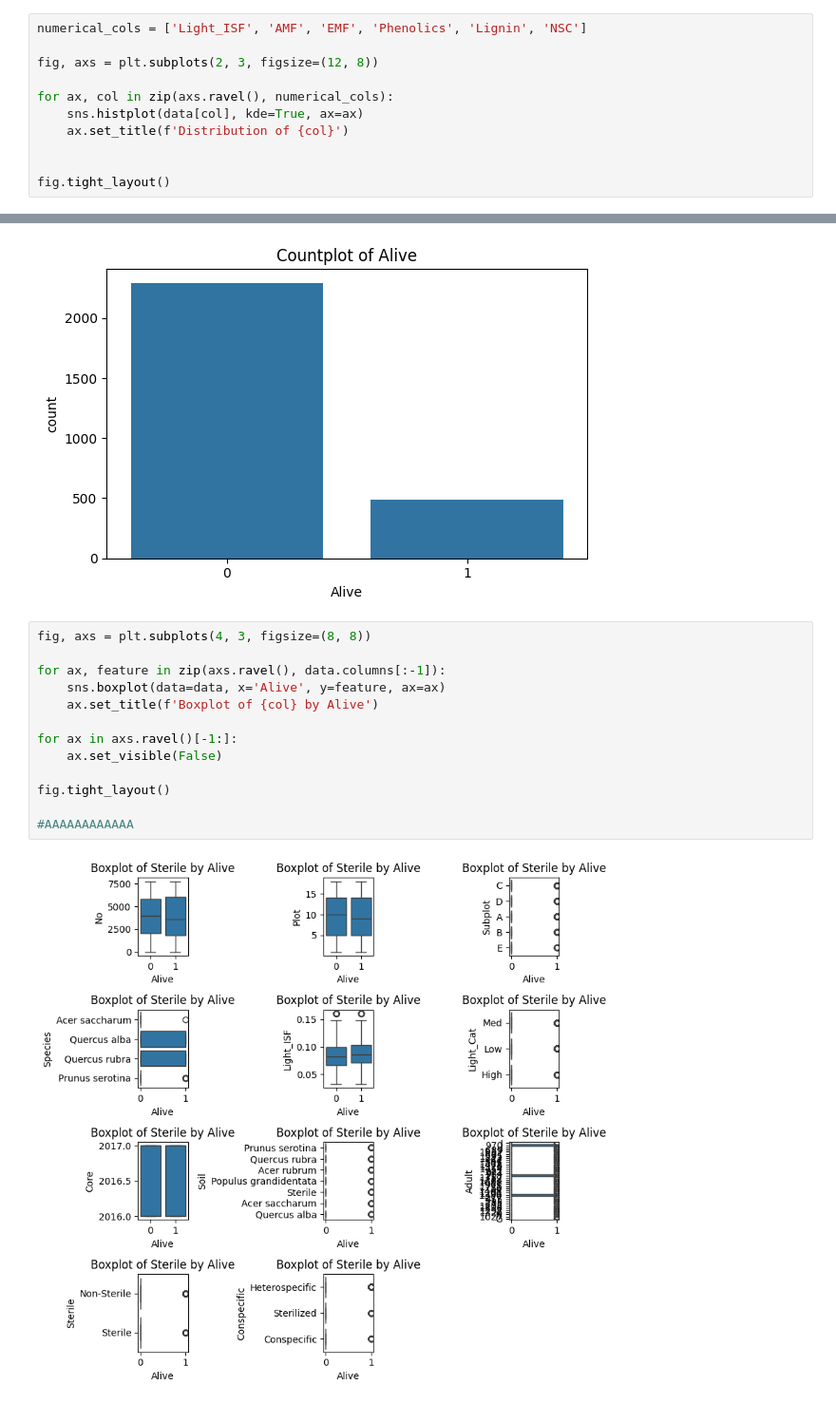
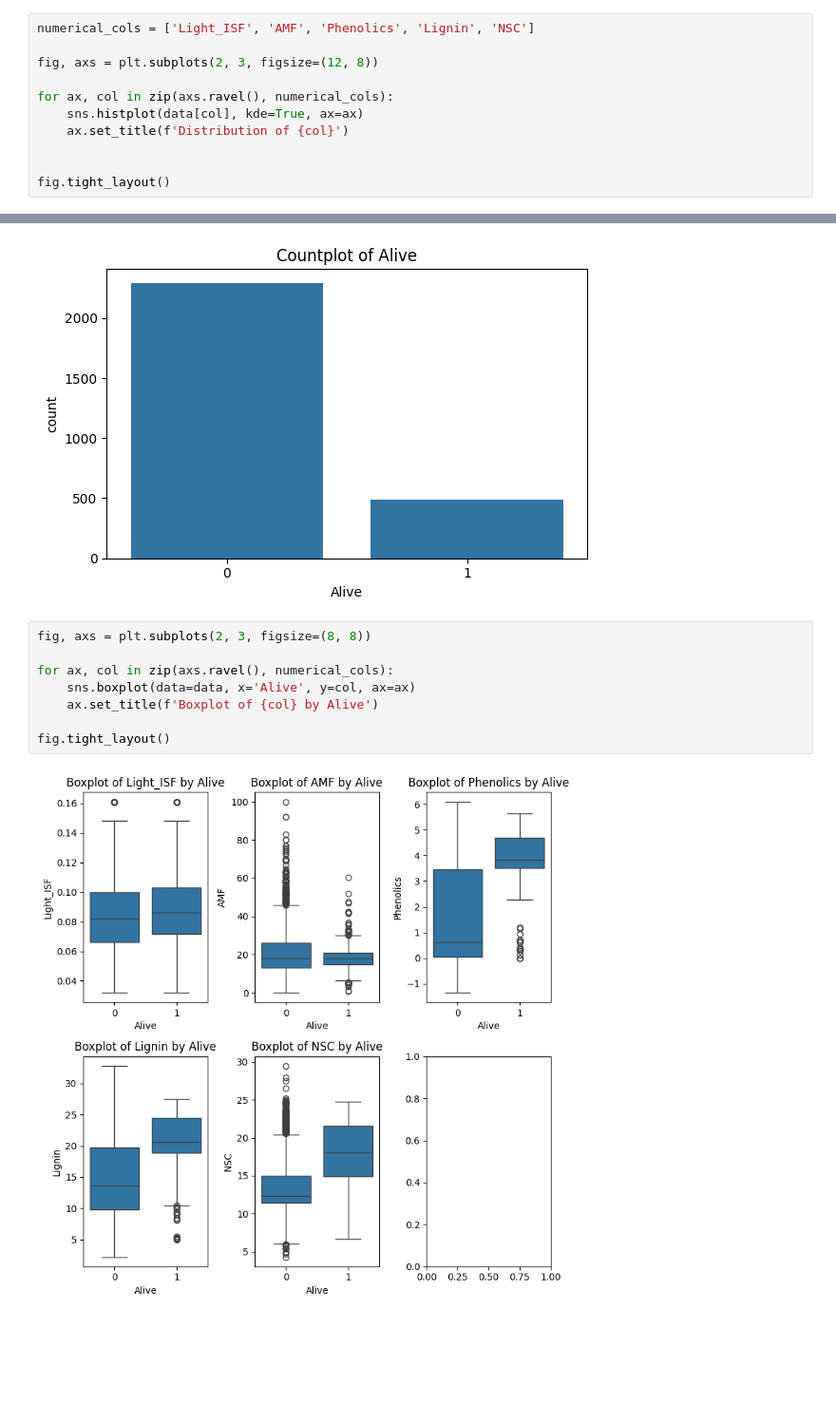
Before and after one commit to andres-go/computer-inteligence, a Jupyter notebook: notebooks/1.pipelines.ipynb, the cells around one changed output, grey strips where cells are left out. Shown at 95% size. Cells and saved outputs as stored; diff of their text form; blank space fills up the shorter version.

```diff
--- a/notebooks/1.pipelines.ipynb
+++ b/notebooks/1.pipelines.ipynb
@@ -112,7 +113,7 @@ This leaves us with the following features:
 
 As for the target we picked 'Alive' instead of 'Event' since in this analysis we only care about wether the tree survived or not, we're not analysing the time component.
 # %%
-numerical_cols = ['Light_ISF', 'AMF', 'EMF', 'Phenolics', 'Lignin', 'NSC']
+numerical_cols = ['Light_ISF', 'AMF', 'Phenolics', 'Lignin', 'NSC']
 
 fig, axs = plt.subplots(2, 3, figsize=(12, 8))
 
@@ -149,17 +154,12 @@ plt.tight_layout()
 # %% [output]
 [figure]
 # %%
-fig, axs = plt.subplots(4, 3, figsize=(8, 8))
+fig, axs = plt.subplots(2, 3, figsize=(8, 8))
 
-for ax, feature in zip(axs.ravel(), data.columns[:-1]):
-    sns.boxplot(data=data, x='Alive', y=feature, ax=ax)
+for ax, col in zip(axs.ravel(), numerical_cols):
+    sns.boxplot(data=data, x='Alive', y=col, ax=ax)
     ax.set_title(f'Boxplot of {col} by Alive')
 
-for ax in axs.ravel()[-1:]:
-    ax.set_visible(False)
-
 fig.tight_layout()
-
-#AAAAAAAAAAAA
 # %% [output]
-[figure, old version]
+[figure, new version]
```
Also changed, not shown: parts of 22 cells of this notebook.
